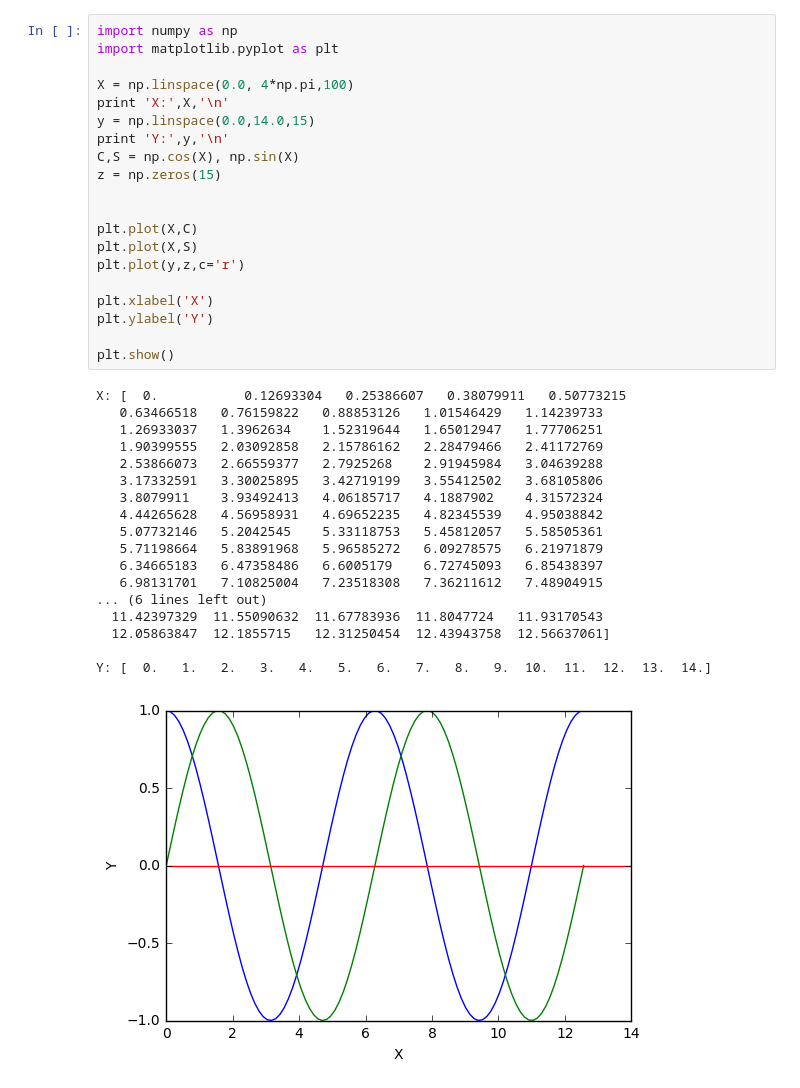
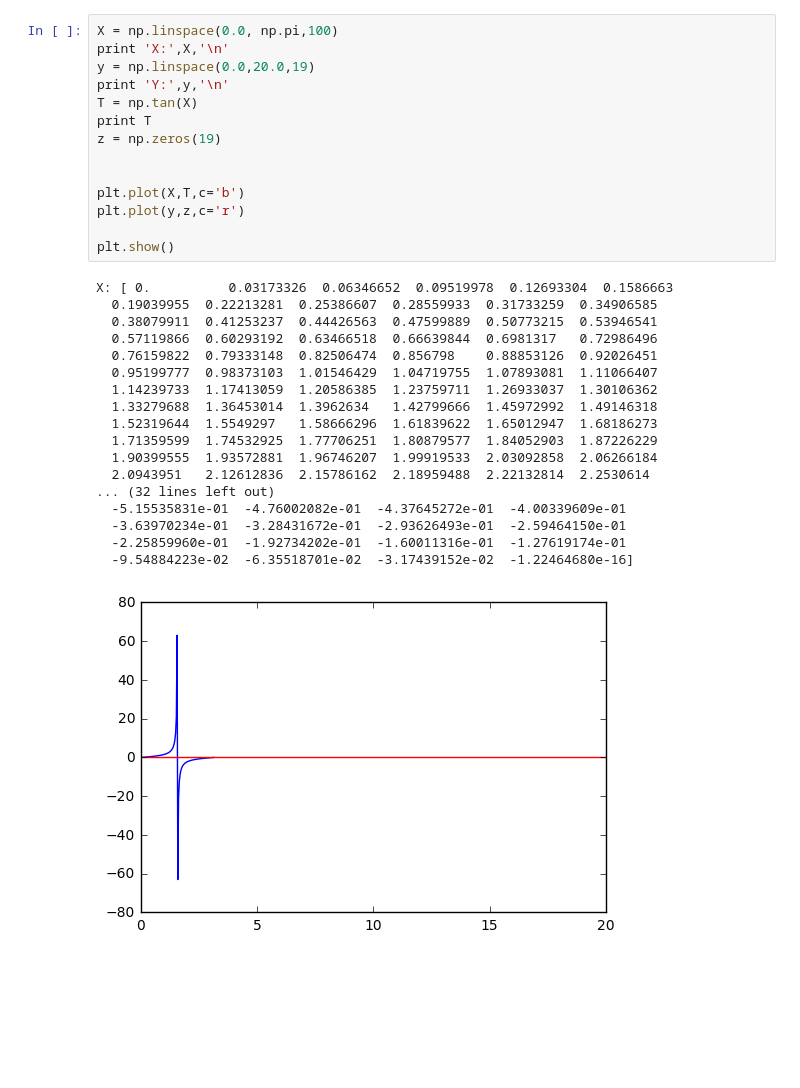
Before and after one commit to tanayag/AI_Circle, a Jupyter notebook: Matplotlib.ipynb, the cells around one changed output. Drawn from its saved outputs; the diff is of its cells as text; blank space fills up the shorter version.

```diff
--- a/Matplotlib.ipynb
+++ b/Matplotlib.ipynb
@@ -1,39 +43,33 @@
 # %%
-import numpy as np
-import matplotlib.pyplot as plt
-
-X = np.linspace(0.0, 4*np.pi,100)
+X = np.linspace(0.0, np.pi,100)
 print 'X:',X,'\n'
-y = np.linspace(0.0,14.0,15)
+y = np.linspace(0.0,20.0,19)
 print 'Y:',y,'\n'
-C,S = np.cos(X), np.sin(X)
-z = np.zeros(15)
+T = np.tan(X)
+print T
+z = np.zeros(19)
 
 
-plt.plot(X,C)
-plt.plot(X,S)
+plt.plot(X,T,c='b')
 plt.plot(y,z,c='r')
 
-plt.xlabel('X')
-plt.ylabel('Y')
-
 plt.show()
 # %% [output]
-X: [  0.           0.12693304   0.25386607   0.38079911   0.50773215
-   0.63466518   0.76159822   0.88853126   1.01546429   1.14239733
-   1.26933037   1.3962634    1.52319644   1.65012947   1.77706251
-   1.90399555   2.03092858   2.15786162   2.28479466   2.41172769
-   2.53866073   2.66559377   2.7925268    2.91945984   3.04639288
-   3.17332591   3.30025895   3.42719199   3.55412502   3.68105806
-   3.8079911    3.93492413   4.06185717   4.1887902    4.31572324
-   4.44265628   4.56958931   4.69652235   4.82345539   4.95038842
-   5.07732146   5.2042545    5.33118753   5.45812057   5.58505361
-   5.71198664   5.83891968   5.96585272   6.09278575   6.21971879
-   6.34665183   6.47358486   6.6005179    6.72745093   6.85438397
-   6.98131701   7.10825004   7.23518308   7.36211612   7.48904915
-... (6 lines left out)
-  11.42397329  11.55090632  11.67783936  11.8047724   11.93170543
-  12.05863847  12.1855715   12.31250454  12.43943758  12.56637061]
-
-Y: [  0.   1.   2.   3.   4.   5.   6.   7.   8.   9.  10.  11.  12.  13.  14.]
+X: [ 0.          0.03173326  0.06346652  0.09519978  0.12693304  0.1586663
+  0.19039955  0.22213281  0.25386607  0.28559933  0.31733259  0.34906585
+  0.38079911  0.41253237  0.44426563  0.47599889  0.50773215  0.53946541
+  0.57119866  0.60293192  0.63466518  0.66639844  0.6981317   0.72986496
+  0.76159822  0.79333148  0.82506474  0.856798    0.88853126  0.92026451
+  0.95199777  0.98373103  1.01546429  1.04719755  1.07893081  1.11066407
+  1.14239733  1.17413059  1.20586385  1.23759711  1.26933037  1.30106362
+  1.33279688  1.36453014  1.3962634   1.42799666  1.45972992  1.49146318
+  1.52319644  1.5549297   1.58666296  1.61839622  1.65012947  1.68186273
+  1.71359599  1.74532925  1.77706251  1.80879577  1.84052903  1.87226229
+  1.90399555  1.93572881  1.96746207  1.99919533  2.03092858  2.06266184
+  2.0943951   2.12612836  2.15786162  2.18959488  2.22132814  2.2530614
+... (32 lines left out)
+  -5.15535831e-01  -4.76002082e-01  -4.37645272e-01  -4.00339609e-01
+  -3.63970234e-01  -3.28431672e-01  -2.93626493e-01  -2.59464150e-01
+  -2.25859960e-01  -1.92734202e-01  -1.60011316e-01  -1.27619174e-01
+  -9.54884223e-02  -6.35518701e-02  -3.17439152e-02  -1.22464680e-16]
-[figure, old version]
+[figure, new version]
```
Also changed, not shown: parts of 9 cells of this notebook, 29 other files.
